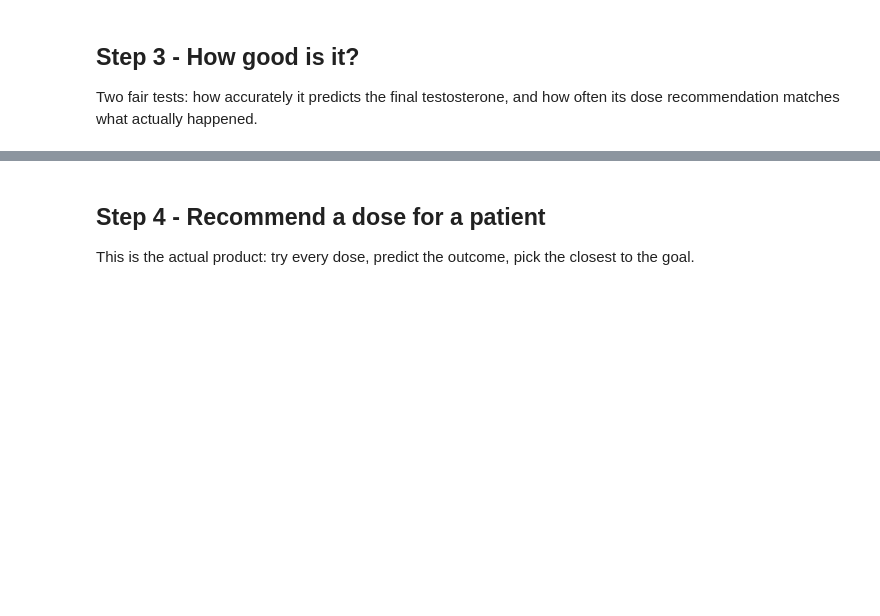
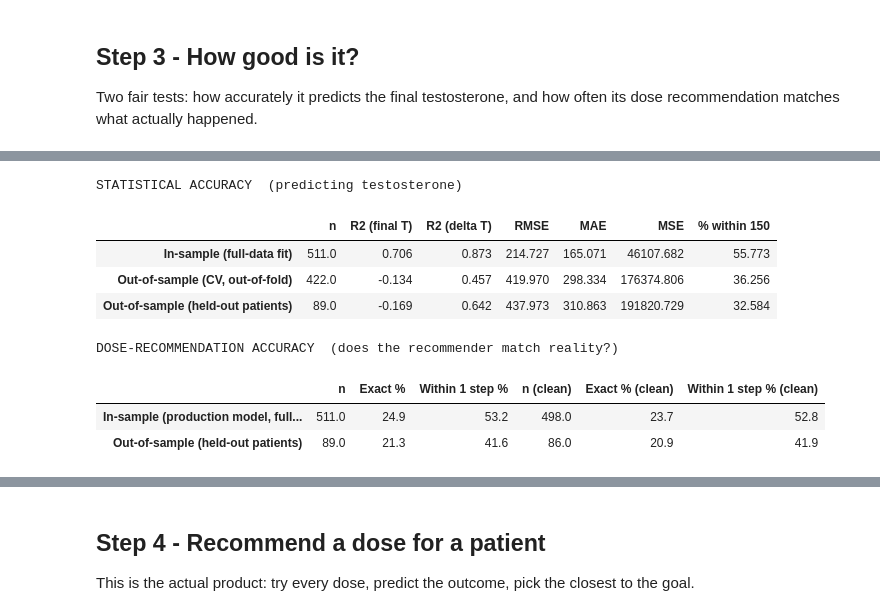
Before and after one commit to Atharv-R/Jatenzo-Dosing-Model, a Jupyter notebook: Model-Pipeline-Blueprint/notebooks/01_XGBoost_model.ipynb, the cells around one changed output, grey strips where cells are left out. Cells and saved outputs as stored; diff of their text form; code cells hidden in the pictures; blank space fills up the shorter version.

```diff
--- a/Model-Pipeline-Blueprint/notebooks/01_XGBoost_model.ipynb
+++ b/Model-Pipeline-Blueprint/notebooks/01_XGBoost_model.ipynb
@@ -115,3 +124,26 @@ DOSE RECOMMENDATION - within one step of what actually happened
+# %%
+# The team's standard scorecard (two tables). R2 (delta T) is the honest read - it scores
+# predicting the CHANGE in testosterone, which is what the model actually influences.
+import report as report_mod
+cfg_min = {"data": {"source": "file", "abt_path": os.path.join(REPO, "data", "abt.csv")},
+           "model": {"name": "outcome_t", "engine": ENGINE, "features": FEATURES,
+                     "hyperparameters": {"n_estimators": 400, "learning_rate": 0.05, "max_depth": 3}},
+           "experiment": {"seed": 42}}
+stat, rec = report_mod.build_report(cfg_min)
+print("STATISTICAL ACCURACY  (predicting testosterone)")
+display(stat.round(3))
+print("DOSE-RECOMMENDATION ACCURACY  (does the recommender match reality?)")
+display(rec.round(1))
+# %% [output]
+STATISTICAL ACCURACY  (predicting testosterone)
+|  | n | R2 (final T) | R2 (delta T) | RMSE | MAE | MSE | % within 150 |
+| In-sample (full-data fit) | 511.0 | 0.706 | 0.873 | 214.727 | 165.071 | 46107.682 | 55.773 |
+| Out-of-sample (CV, out-of-fold) | 422.0 | -0.134 | 0.457 | 419.970 | 298.334 | 176374.806 | 36.256 |
+| Out-of-sample (held-out patients) | 89.0 | -0.169 | 0.642 | 437.973 | 310.863 | 191820.729 | 32.584 |
+DOSE-RECOMMENDATION ACCURACY  (does the recommender match reality?)
+|  | n | Exact % | Within 1 step % | n (clean) | Exact % (clean) | Within 1 step % (clean) |
+| In-sample (production model, full... | 511.0 | 24.9 | 53.2 | 498.0 | 23.7 | 52.8 |
+| Out-of-sample (held-out patients) | 89.0 | 21.3 | 41.6 | 86.0 | 20.9 | 41.9 |
 # %%
 # Picture: predicted vs. actual final testosterone. Closer to the diagonal line = better.
 fig, ax = plt.subplots(figsize=(6, 6))
```
Also changed, not shown: parts of 8 cells of this notebook, 29 other files.
